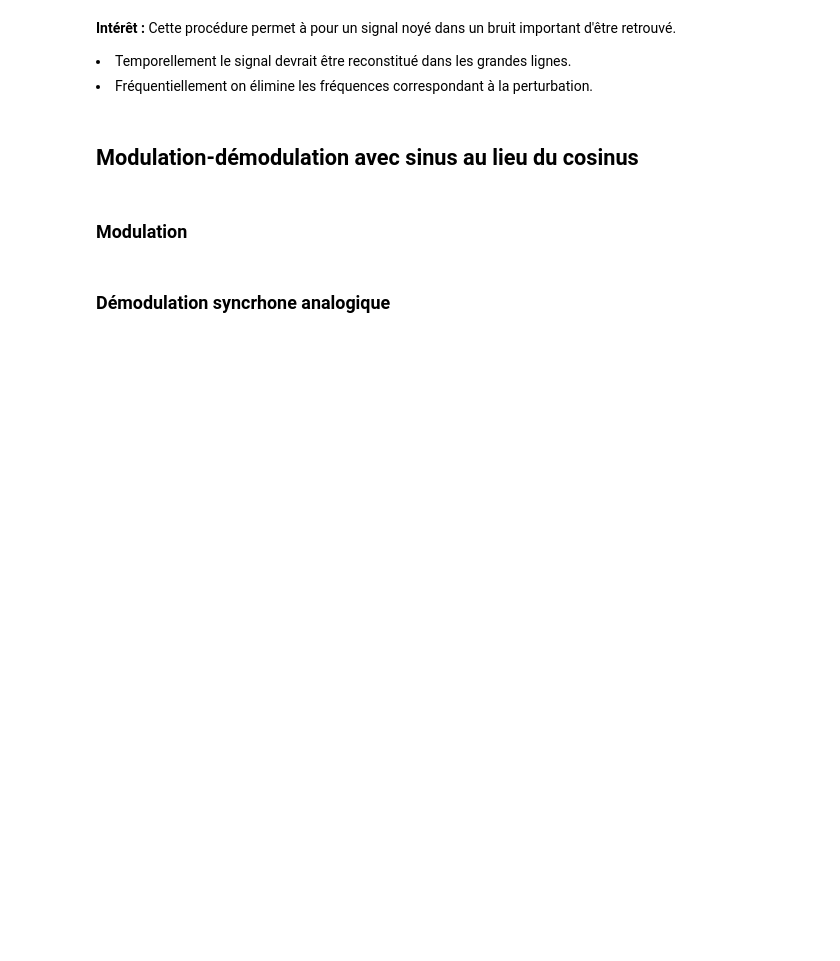
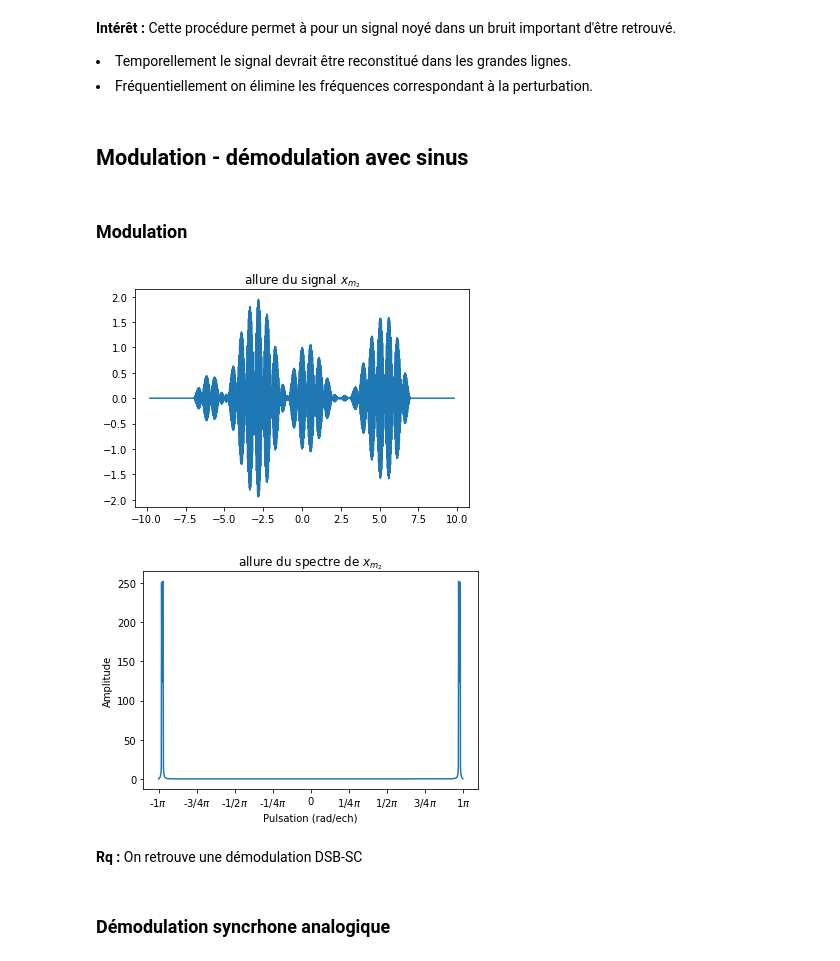
Before and after one commit to alexandrefreyther/Projet-Traitement_du_signal, a Jupyter notebook: Mini-projet.ipynb, the cells around one changed output. Saved outputs shown, nothing was run; the diff lists cells and outputs as text; code cells hidden in the pictures; blank space fills up the shorter version.

```diff
--- a/Mini-projet.ipynb
+++ b/Mini-projet.ipynb
@@ -29,0 +33,14 @@ fréquence maximale du signal à transmettre :  0.18 Hz
+# %%
+N = 10**3
+Lt = np.linspace(a,b,N)
+
+fc = 5000*f_max # pour avoir fc >> f_max (par ex en radio FM, on a fc environ 100MHz pour un B d'environ 15kHZ)
+f_inf = 100*fc # fréquence d'échantillonage
+
+
+f_e = 2*f_max
+print("La fréquence minimale d'échantillonage de x est de ",np.round(f_e,2), 'Hz')
+
+print("B =", np.round(f_max,2), "Hz")
+print("f_c = ", np.round(fc,2), "Hz")
+print("f_inf = ", np.round(f_inf,2), "Hz")
@@ -43,20 +66,12 @@ afficher_signal(x,"allure du signal x(t)")
 # %% [markdown]
 ### Affichage du spectre
 # %%
-N = 10**3
-
-fc = 5000*f_max # pour avoir fc >> f_max (par ex en radio FM, on a fc environ 100MHz pour un B d'environ 15kHZ)
-f_inf = 100*fc
-print("fréquence d'échantilionnage :", np.round(f_inf/10**3,2), "kHz")
-
-def x_discret(x,N): # a,b connus
+def discretise_signal(x, N=N): # a,b connus
     return np.vectorize(x)(np.linspace(a,b,N))
 
-x_interpolé = x_discret(x,N)
+x_interpolé = discretise_signal(x)
 
-from fractions import Fraction
-
-def afficher_spectre(x_discret, titre): # x est discret
+def afficher_spectre(x_discret, titre): # Attention x_discret est discret
     N = len(x_discret)
     plt.figure()
     # on veut afficher entre -pi et pi au lieu de 0 et 2pi
@@ -228,8 +229,21 @@ la fréquence minimale d'échantillonage de fm serait donc de 1785.7 Hz
 <li>Temporellement le signal devrait être reconstitué dans les grandes lignes.</li>
 <li>Fréquentiellement on élimine les fréquences correspondant à la perturbation.</li>
 # %% [markdown]
-## Modulation-démodulation avec sinus au lieu du cosinus
+## Modulation - démodulation avec sinus
 # %% [markdown]
 ### Modulation
+# %%
+def xm2(t):
+    return x(t)*np.sin(2*np.pi*fc*t)
+
+afficher_signal(xm2, "allure du signal $x_{m_2}$", N=1000) # si on met 100 ca change grandement
+
+xm2_discret = discretise_signal(xm2,N)
+afficher_spectre(xm2_discret,"allure du spectre de $x_{m_2}$")
+# %% [output]
+[figure, added]
+[figure, added]
+# %% [markdown]
+**Rq :** On retrouve une démodulation DSB-SC
 # %% [markdown]
 ### Démodulation syncrhone analogique
```
Also changed, not shown: parts of 26 cells of this notebook, 1 other file.
